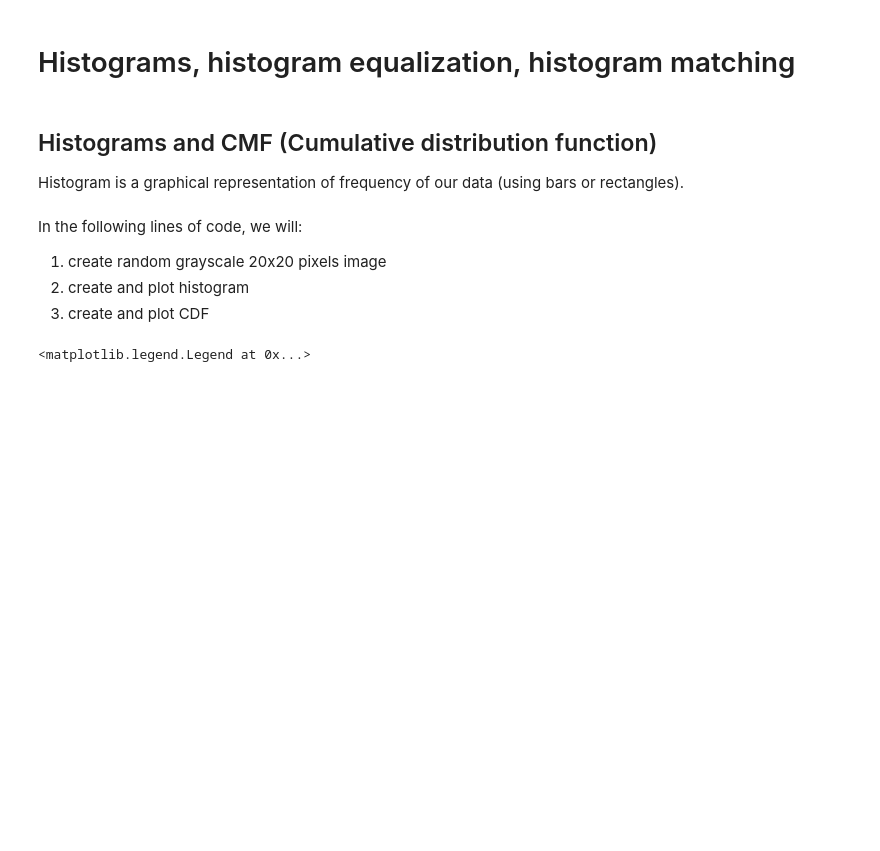
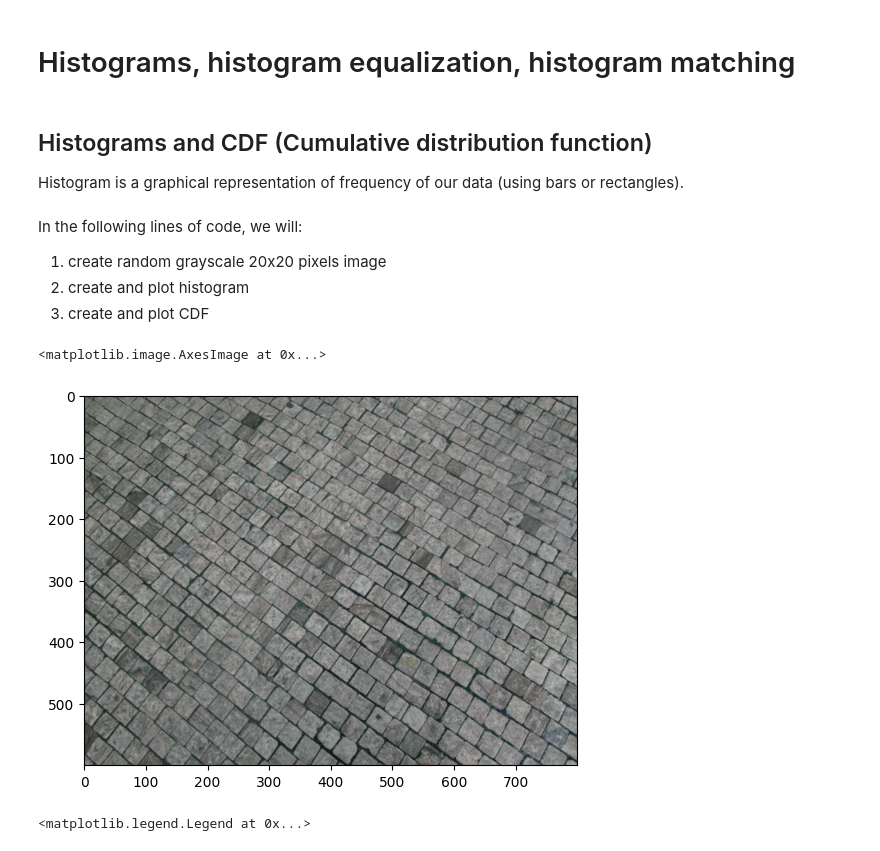
Before and after one commit to CVUT-FS-12110/Machine-Perception-and-Image-Analysis, a Jupyter notebook: src/lectures/02_histograms/histograms.ipynb, the cells around one changed output. Saved outputs shown, nothing was run; the diff lists cells and outputs as text; code cells hidden in the pictures; blank space fills up the shorter version.

```diff
--- a/src/lectures/02_histograms/histograms.ipynb
+++ b/src/lectures/02_histograms/histograms.ipynb
@@ -6,7 +6,7 @@ import numpy as np
 import matplotlib.pyplot as plt
 import os
 # %% [markdown]
-## Histograms and CMF (Cumulative distribution function)
+## Histograms and CDF (Cumulative distribution function)
 
 Histogram is a graphical representation of frequency of our data (using bars or rectangles).
 # %% [markdown]
@@ -23,3 +26,8 @@ cdf = hist.cumsum()
+# %%
+plt.imshow(img) # quickly show an image
+# %% [output]
+<matplotlib.image.AxesImage at 0x...>
+[figure, added]
 # %%
 plt.figure(figsize=(10,4), dpi=80)
 
```
Also changed, not shown: parts of 25 cells of this notebook.
